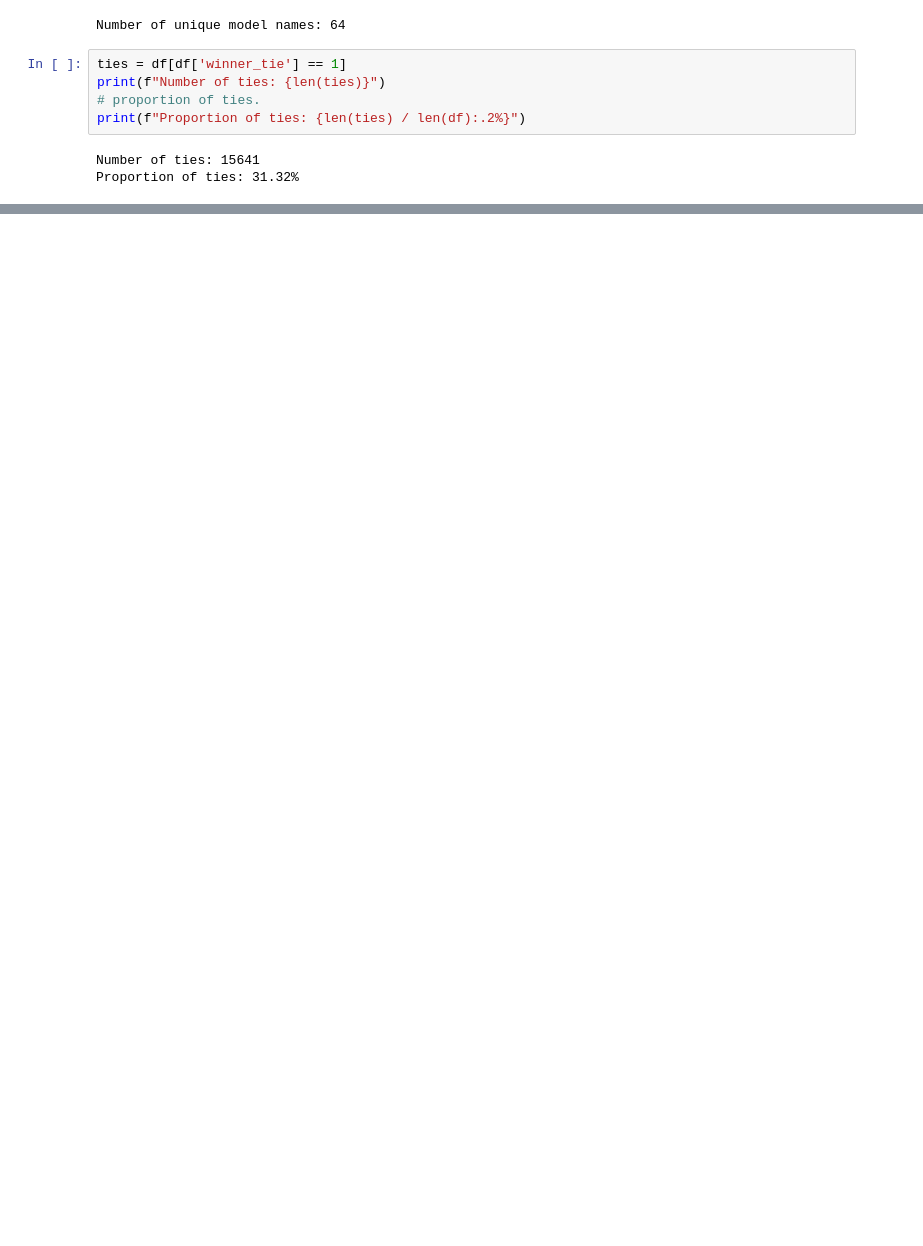
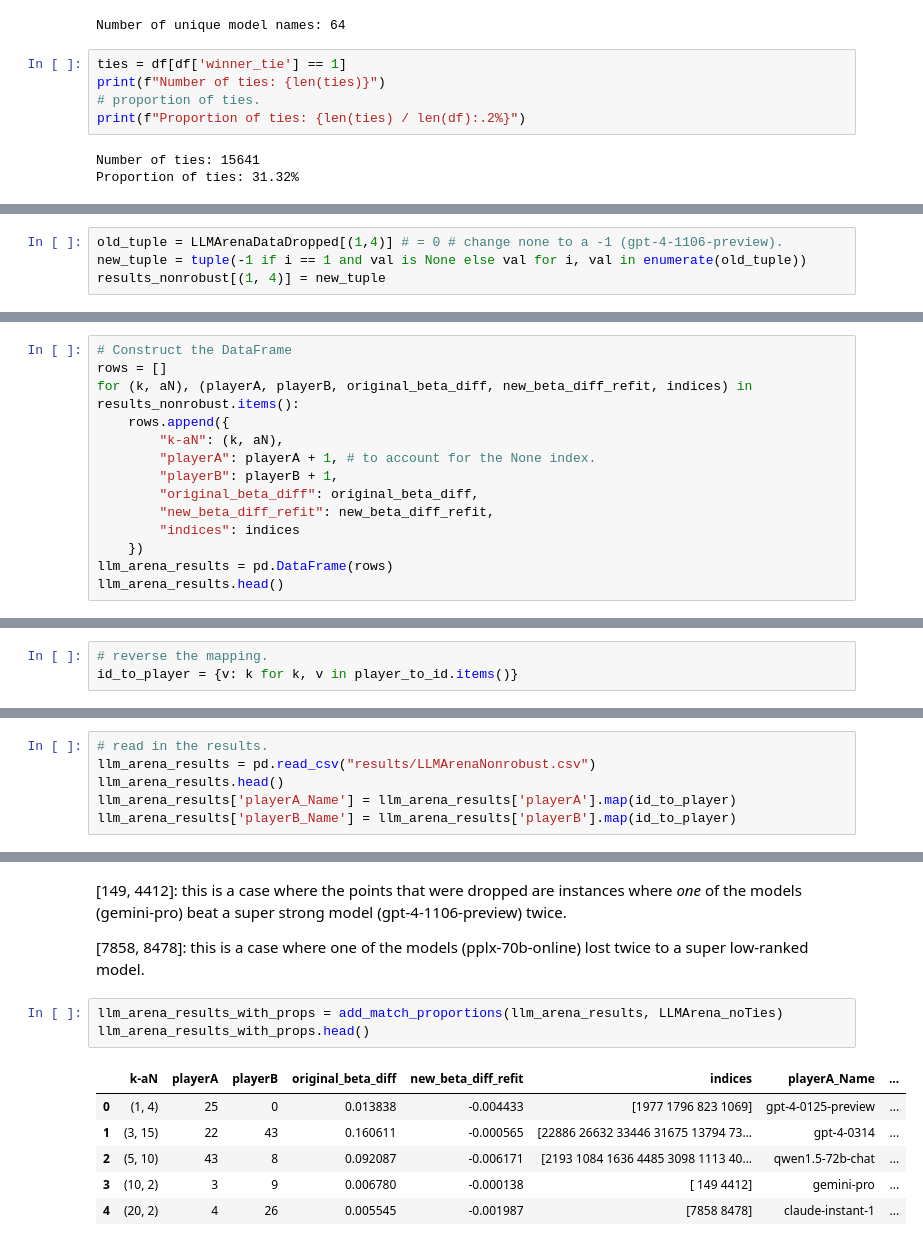
Before and after one commit to JennyHuang19/IsRankingRobust, a Jupyter notebook: llmJudgeArena.ipynb, the cells around one changed output, grey strips where cells are left out. Cells and saved outputs as stored; diff of their text form; blank space fills up the shorter version.

Commit message:
adding results and plots.

```diff
--- a/llmJudgeArena.ipynb
+++ b/llmJudgeArena.ipynb
@@ -319,0 +188,4 @@ Hello! I don't have feelings, but I'm here and ready to assist you. How can I he
+# %%
+old_tuple = LLMArenaDataDropped[(1,4)] # = 0 # change none to a -1 (gpt-4-1106-preview).
+new_tuple = tuple(-1 if i == 1 and val is None else val for i, val in enumerate(old_tuple))
+results_nonrobust[(1, 4)] = new_tuple
@@ -319,0 +212,14 @@ Hello! I don't have feelings, but I'm here and ready to assist you. How can I he
+# %%
+# Construct the DataFrame
+rows = []
+for (k, aN), (playerA, playerB, original_beta_diff, new_beta_diff_refit, indices) in results_nonrobust.items():
+    rows.append({
+        "k-aN": (k, aN),
+        "playerA": playerA + 1, # to account for the None index.
+        "playerB": playerB + 1,
+        "original_beta_diff": original_beta_diff,
+        "new_beta_diff_refit": new_beta_diff_refit,
+        "indices": indices
+    })
+llm_arena_results = pd.DataFrame(rows)
+llm_arena_results.head()
@@ -319,0 +233,3 @@ Hello! I don't have feelings, but I'm here and ready to assist you. How can I he
+# %%
+# reverse the mapping.
+id_to_player = {v: k for k, v in player_to_id.items()}
@@ -319,0 +254,6 @@ Hello! I don't have feelings, but I'm here and ready to assist you. How can I he
+# %%
+# read in the results.
+llm_arena_results = pd.read_csv("results/LLMArenaNonrobust.csv")
+llm_arena_results.head()
+llm_arena_results['playerA_Name'] = llm_arena_results['playerA'].map(id_to_player)
+llm_arena_results['playerB_Name'] = llm_arena_results['playerB'].map(id_to_player)
@@ -319,0 +269,14 @@ Hello! I don't have feelings, but I'm here and ready to assist you. How can I he
+# %% [markdown]
+[149, 4412]: this is a case where the points that were dropped are instances where *one* of the models (gemini-pro) beat a super strong model (gpt-4-1106-preview) twice.
+
+[7858, 8478]: this is a case where one of the models (pplx-70b-online) lost twice to a super low-ranked model.
+# %%
+llm_arena_results_with_props = add_match_proportions(llm_arena_results, LLMArena_noTies)
+llm_arena_results_with_props.head()
+# %% [output]
+|  | k-aN | playerA | playerB | original_beta_diff | new_beta_diff_refit | indices | playerA_Name | ... |
+| 0 | (1, 4) | 25 | 0 | 0.013838 | -0.004433 | [1977 1796 823 1069] | gpt-4-0125-preview | ... |
+| 1 | (3, 15) | 22 | 43 | 0.160611 | -0.000565 | [22886 26632 33446 31675 13794 73... | gpt-4-0314 | ... |
+| 2 | (5, 10) | 43 | 8 | 0.092087 | -0.006171 | [2193 1084 1636 4485 3098 1113 40... | qwen1.5-72b-chat | ... |
+| 3 | (10, 2) | 3 | 9 | 0.006780 | -0.000138 | [ 149 4412] | gemini-pro | ... |
+| 4 | (20, 2) | 4 | 26 | 0.005545 | -0.001987 | [7858 8478] | claude-instant-1 | ... |
```
Also changed, not shown: parts of 48 cells of this notebook, 2 other files.
